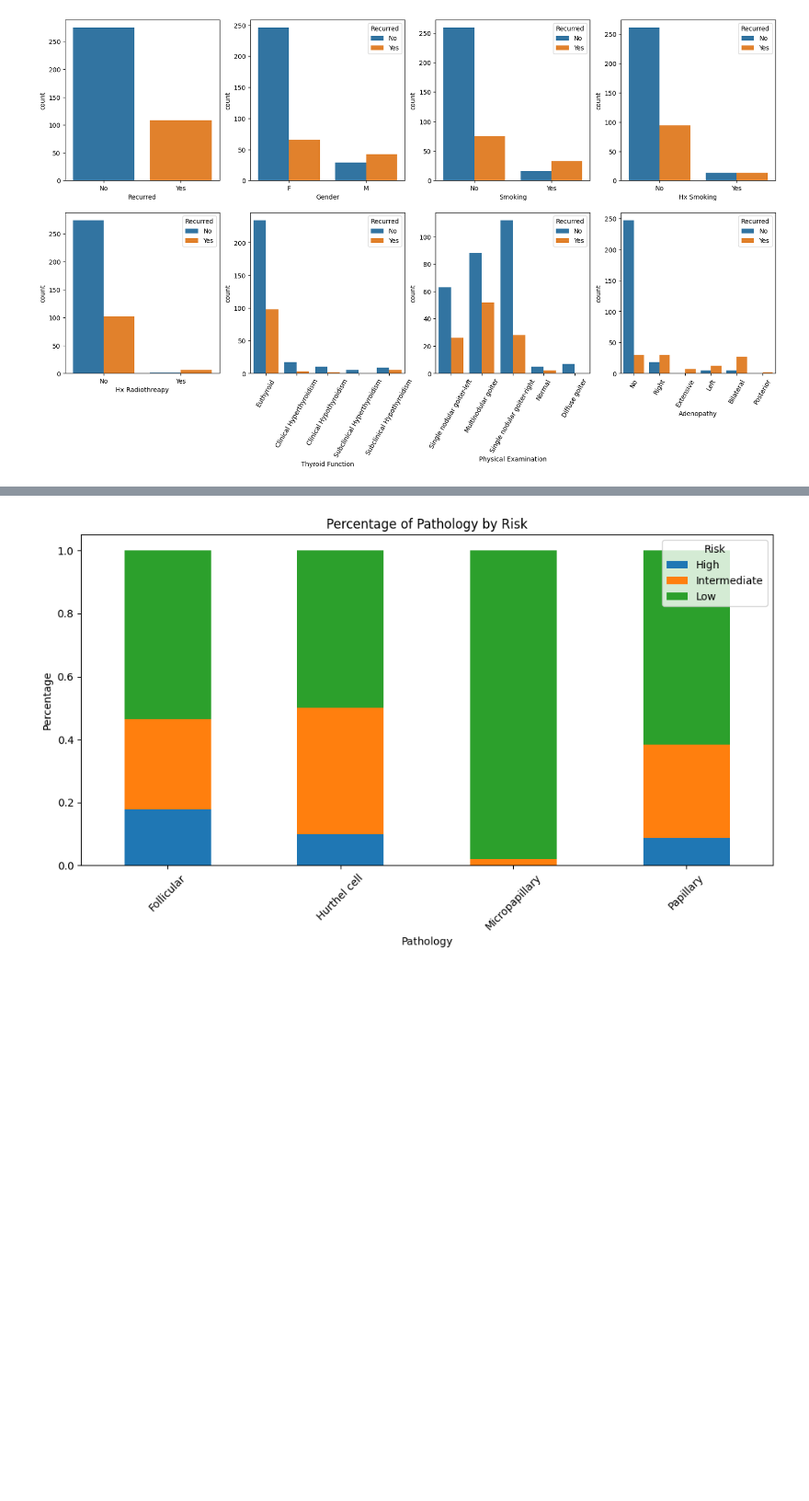
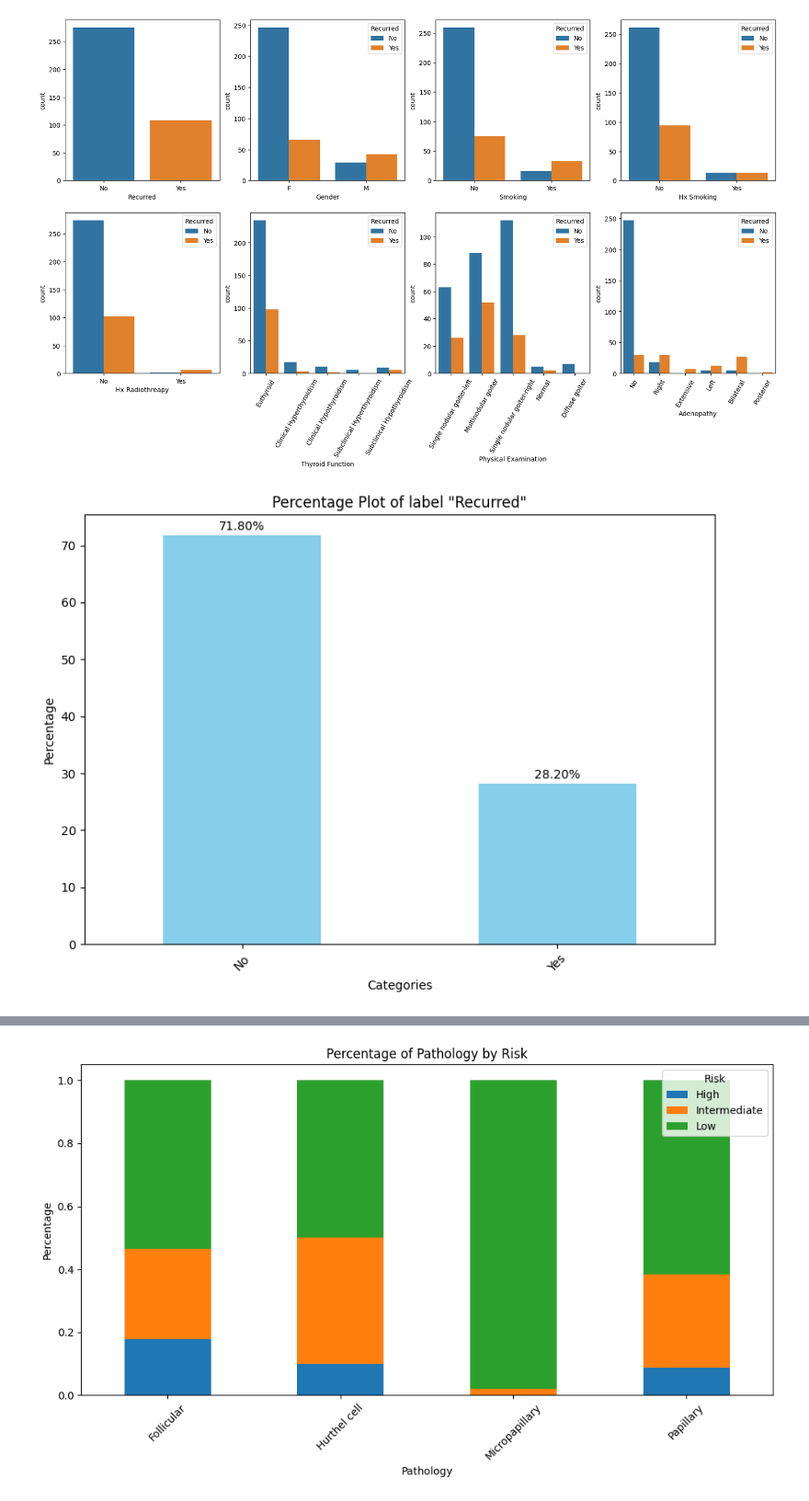
Before and after one commit to CEitanC/TDS, a Jupyter notebook: Second_Submission.ipynb, the cells around one changed output, grey strips where cells are left out. Shown at 92% size. Drawn from its saved outputs; the diff is of its cells as text; code cells hidden in the pictures; blank space fills up the shorter version.

```diff
--- a/Second_Submission.ipynb
+++ b/Second_Submission.ipynb
@@ -83,3 +83,22 @@ plt.xticks(rotation=60)
 plt.show()
 # %% [output]
 [figure]
+# %%
+# Calculate the percentage values
+percentages = df['Recurred'].value_counts(normalize=True) * 100
+
+plt.figure(figsize=(8, 6))  # Adjust figure size as needed
+percentages.plot(kind='bar', color='skyblue')
+plt.xlabel('Categories')
+plt.ylabel('Percentage')
+plt.title('Percentage Plot of label "Recurred"')
+plt.xticks(rotation=45)  # Rotate x-axis labels for readability
+
+# Display the percentage values on the bars
+for i, percentage in enumerate(percentages):
+    plt.text(i, percentage + 0.5, f'{percentage:.2f}%', ha='center', va='bottom')
+
+plt.tight_layout()
+plt.show()
+# %% [output]
+[figure, added]
```
Also changed, not shown: parts of 24 cells of this notebook.
